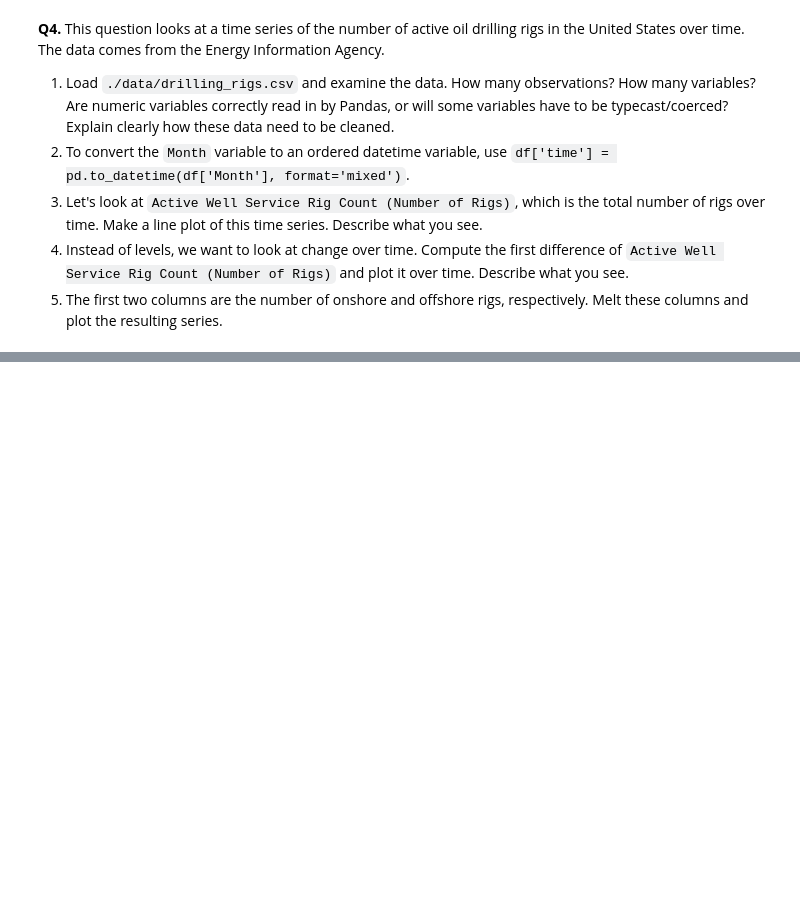
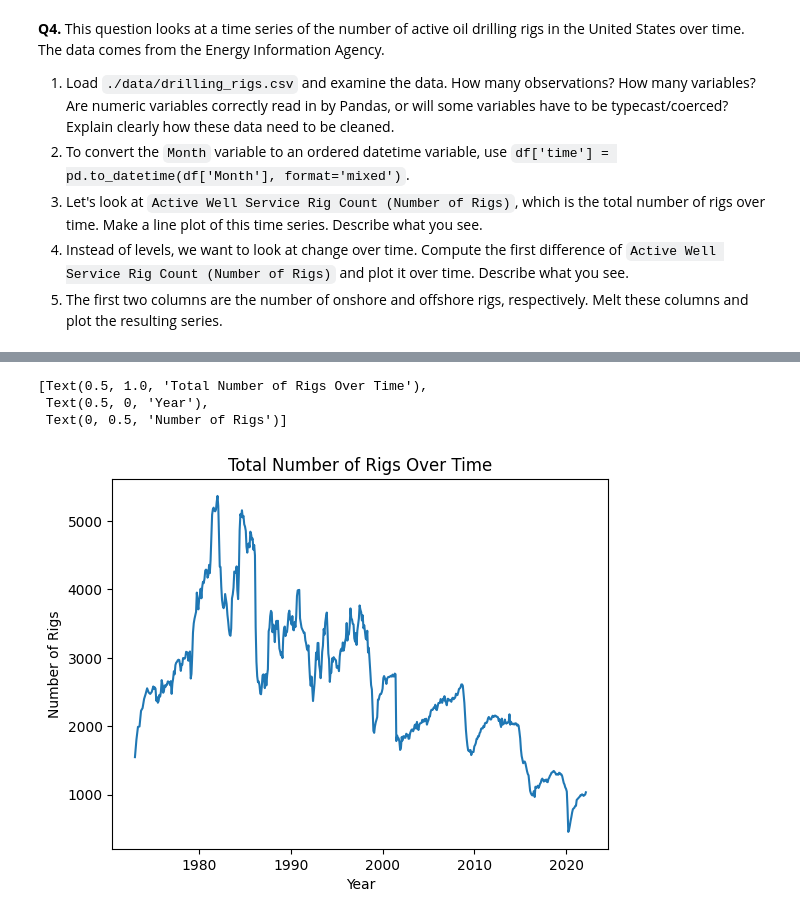
Before and after one commit to isaactabor21/EDA, a Jupyter notebook: assignment/assignment.ipynb, the cells around one changed output, grey strips where cells are left out. Cells and saved outputs as stored; diff of their text form; code cells hidden in the pictures; blank space fills up the shorter version.

```diff
--- a/assignment/assignment.ipynb
+++ b/assignment/assignment.ipynb
@@ -285,0 +336,12 @@ dtype: int64
+# %%
+cols_to_fix = [
+    'Crude Oil Rotary Rigs in Operation, Total (Number of Rigs)',
+    'Natural Gas Rotary Rigs in Operation, Total (Number of Rigs)',
+    'Crude Oil and Natural Gas Rotary Rigs in Operation, Horizontal Trajectory (Number of Rigs)',
+    'Crude Oil and Natural Gas Rotary Rigs in Operation, Directional Trajectory (Number of Rigs)',
+    'Crude Oil and Natural Gas Rotary Rigs in Operation, Vertical Trajectory (Number of Rigs)',
+    'Active Well Service Rig Count (Number of Rigs)'
+]
+
+# Replace "Not Available" with NaN and convert to numeric
+drilling[cols_to_fix] = drilling[cols_to_fix].replace("Not Available", np.nan).apply(pd.to_numeric)
@@ -285,0 +369,18 @@ dtype: int64
+# %%
+# Part 2
+
+drilling['time'] = pd.to_datetime(drilling['Month'], format='mixed')
+# %%
+# Part 3
+
+# Let's look at Active Well Service Rig Count (Number of Rigs), which is the total number of rigs over time. Make a line plot of this time series. Describe what you see.
+
+sns.lineplot(data=drilling,x='time',y='Active Well Service Rig Count (Number of Rigs)').set(title='Total Number of Rigs Over Time',
+                                                             xlabel='Year',ylabel='Number of Rigs')
+
+# I see that they have declined over time!
+# %% [output]
+[Text(0.5, 1.0, 'Total Number of Rigs Over Time'),
+ Text(0.5, 0, 'Year'),
+ Text(0, 0.5, 'Number of Rigs')]
+[figure, added]
```
Also changed, not shown: parts of 8 cells of this notebook.
